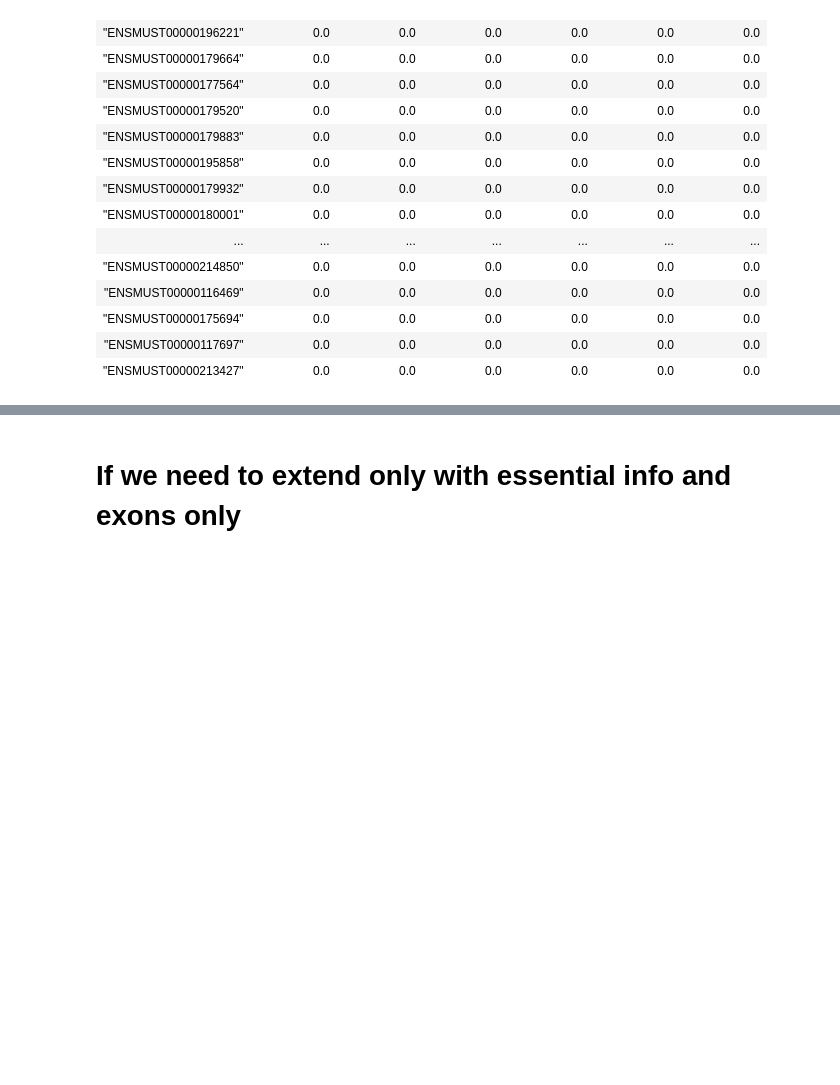
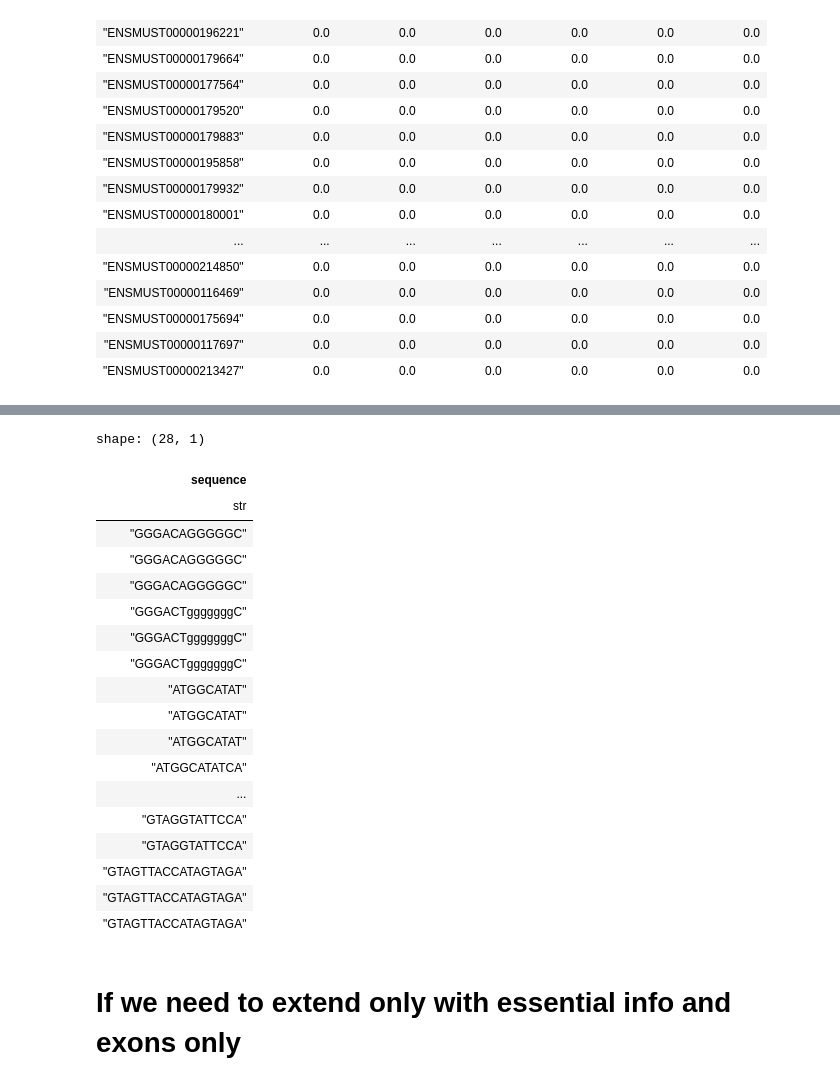
Before and after one commit to antonkulaga/genotations, a Jupyter notebook: examples/explore_mouse.ipynb, the cells around one changed output, grey strips where cells are left out. Saved outputs shown, nothing was run; the diff lists cells and outputs as text; code cells hidden in the pictures; blank space fills up the shorter version.

Commit message:
fixes sequences issue and added quantification support

```diff
--- a/examples/explore_mouse.ipynb
+++ b/examples/explore_mouse.ipynb
@@ -290,4 +341,4 @@ shape: (116357, 7)
 # %%
-expressions_ext = mouse.annotations.extend_with_annotations_and_sequences(expressions, mouse.genome)
+expressions_ext = mouse.annotations.extend_with_annotations_and_sequences(expressions.head(10), mouse.genome)
 expressions_ext
 # %% [output]
@@ -314,3 +364,25 @@ shape: (1719974, 25)
+# %%
+expressions_ext.select(pl.col("sequence"))
+# %% [output]
+shape: (28, 1)
+| sequence |
+| str |
+| "GGGACAGGGGGC" |
+| "GGGACAGGGGGC" |
+| "GGGACAGGGGGC" |
+| "GGGACTgggggggC" |
+| "GGGACTgggggggC" |
+| "GGGACTgggggggC" |
+| "ATGGCATAT" |
+| "ATGGCATAT" |
+| "ATGGCATAT" |
+| "ATGGCATATCA" |
+| ... |
+| "GTAGGTATTCCA" |
+| "GTAGGTATTCCA" |
+| "GTAGTTACCATAGTAGA" |
+| "GTAGTTACCATAGTAGA" |
+| "GTAGTTACCATAGTAGA" |
 # %% [markdown]
 # If we need to extend only with essential info and exons only
 # %%
```
Also changed, not shown: parts of 10 cells of this notebook, 4 other files.
